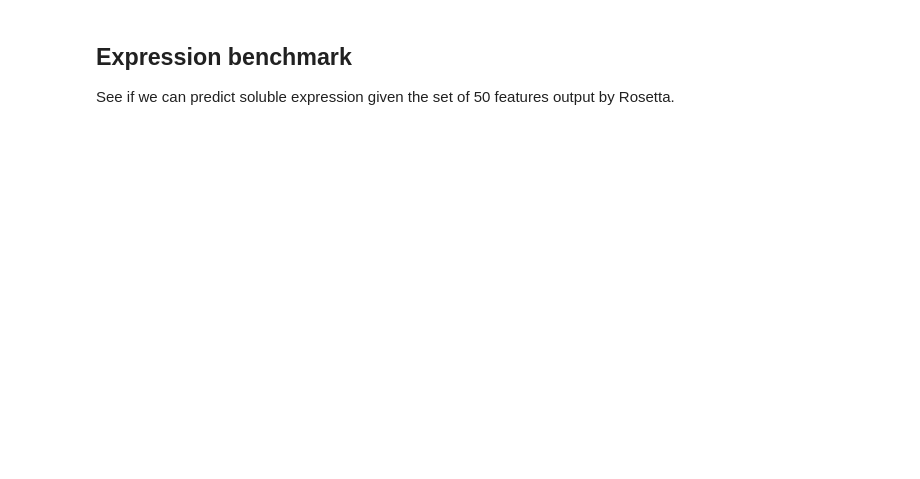
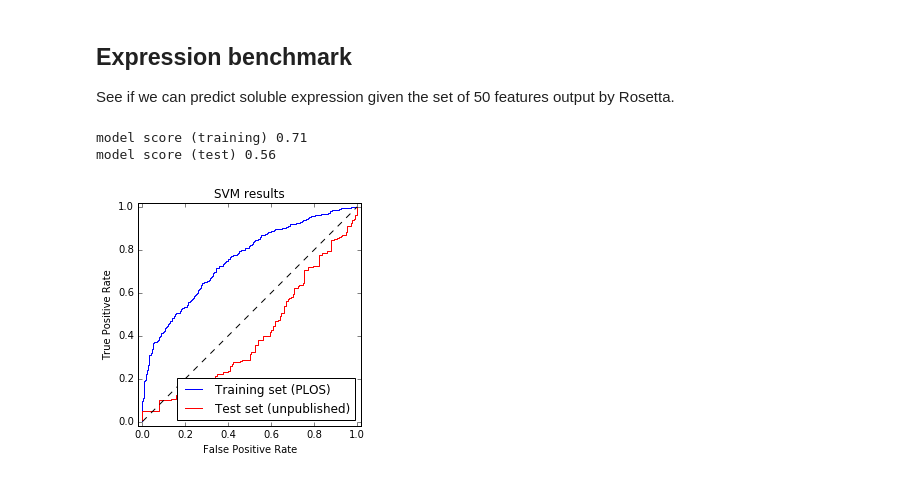
Before and after one commit to dacarlin/bagel-benchmark, a Jupyter notebook: Untitled.ipynb, the cells around one changed output. Cells and saved outputs as stored; diff of their text form; code cells hidden in the pictures; blank space fills up the shorter version.

```diff
--- a/Untitled.ipynb
+++ b/Untitled.ipynb
@@ -57,12 +59,12 @@ sf.to_csv( 'scorefile.csv' )
 # %%
-sf = pandas.read_csv( 'scorefile.csv', index_col='description' )
+sf = pandas.read_csv( 'data_sets/scorefile.csv', index_col='description' )
 sf.sample( 40 )
 
 def low_10( df ):
-    return df.sort_values( by='total_score' ).head( 10 ).mean()
+    return df.sort_values( by='total_score' ).head( 10 ) # .mean()
 
 grouped = sf.groupby( 'name' )
 low10 = grouped.apply( low_10 )
-#low10.index = low10.name
+low10.index = low10.name
 
 print len( low10 ), 'models in scorefile'
@@ -162,7 +185,7 @@ for constant in constants:
 
 See if we can predict soluble expression given the set of 50 features output by Rosetta.
 # %%
-keep_cols = [ u'total_score', u'fa_rep', u'hbond_sc',
+features = [ u'total_score', u'fa_rep', u'hbond_sc',
        u'tot_pstat_pm', u'tot_nlpstat_pm', u'tot_burunsat_pm', u'tot_hbond_pm',
        u'tot_NLconts_pm', u'tot_nlsurfaceE_pm', u'tot_total_charge',
        u'tot_total_pos_charges', u'tot_total_neg_charges', u'tot_seq_recovery',
@@ -179,3 +202,69 @@ keep_cols = [ u'total_score', u'fa_rep', u'hbond_sc',
        u'SR_5_total_score', u'SR_5_fa_rep', u'SR_5_hbond_sc', u'SR_5_all_cst',
        u'SR_5_interf_E_1_2', u'SR_5_dsasa_1_2', u'SR_5_hbond_pm',
        u'SR_5_burunsat_pm', u'expression' ]
+# %%
+# test-versus-train style
+
+import pandas
+from sklearn import svm
+from sklearn.ensemble import BaggingClassifier
+%matplotlib inline
+import matplotlib.pyplot as plt
+from sklearn.metrics import roc_curve
+
+def low10( df ):
+    return df.sort_values( by='total_score' ).head( 10 ) #.mean()
+
+thermo = pandas.read_csv( 'data_sets/expression_data.csv', index_col='name' )
+blind_data = pandas.read_csv( 'data_sets/expression_spring_2016.csv', index_col='name' )
+sf = pandas.read_csv( 'data_sets/scorefile.csv' )
+sf['name'] = sf.description.str.split( '_' ).str[ 1 ]
+
+grouped = sf.groupby( 'name' )
+low10 = grouped.apply( low10 )
+low10.index = low10.name
+
+joined_blind = low10.join( blind_data ).dropna()
+
+x = low10.join( thermo ).dropna()
+x = x[ features ]
+
+y = x.expression.round()
+X = x.drop( u'expression', axis=1 )
+
+#y = x.expression * 2 # for multi-class
+
+little_x = joined_blind[ features ]
+X_test = little_x.drop( 'expression', axis=1 )
+y_test = joined_blind.expression.astype( bool )
+
+clf = svm.SVC( kernel='linear', C=1 )
+clf.fit( X, y )
+
+print 'model score (training)', clf.score( X, y ).round( 2 )
+print 'model score (test)', clf.score( X_test, y_test ).round( 2 )
+
+preds = clf.predict( X )
+scores = clf.decision_function( X )
+
+test_predictions = clf.predict( X_test )
+test_scores = clf.decision_function( X_test )
+
+fpr_train, tpr_train, __ = roc_curve( y, scores )
+fpr_test, tpr_test, __ = roc_curve( y_test, test_scores )
+
+plt.figure( figsize=(4,4) )
+plt.plot( fpr_train, tpr_train )
+plt.plot( fpr_test, tpr_test, color='r' )
+plt.plot([0, 1], [0, 1], 'k--')
+plt.xlim([-0.02, 1.02])
+plt.ylim([-0.02, 1.02])
+plt.xlabel('False Positive Rate')
+plt.ylabel('True Positive Rate')
+plt.title('SVM results')
+plt.legend( [ 'Training set (PLOS)', 'Test set (unpublished)' ], loc='lower right' )
+plt.show()
+# %% [output]
+model score (training) 0.71
+model score (test) 0.56
+[figure, added]
```
Also changed, not shown: parts of 23 cells of this notebook, 10 other files.
